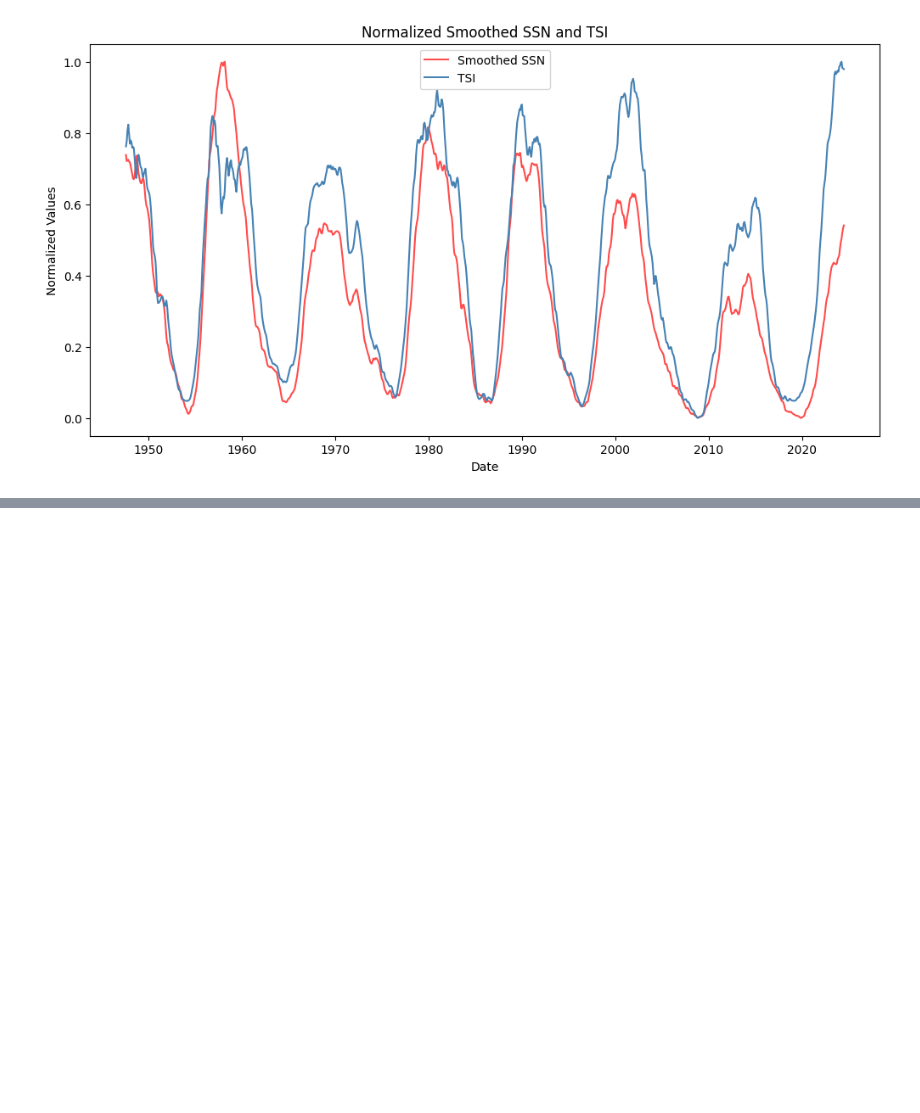
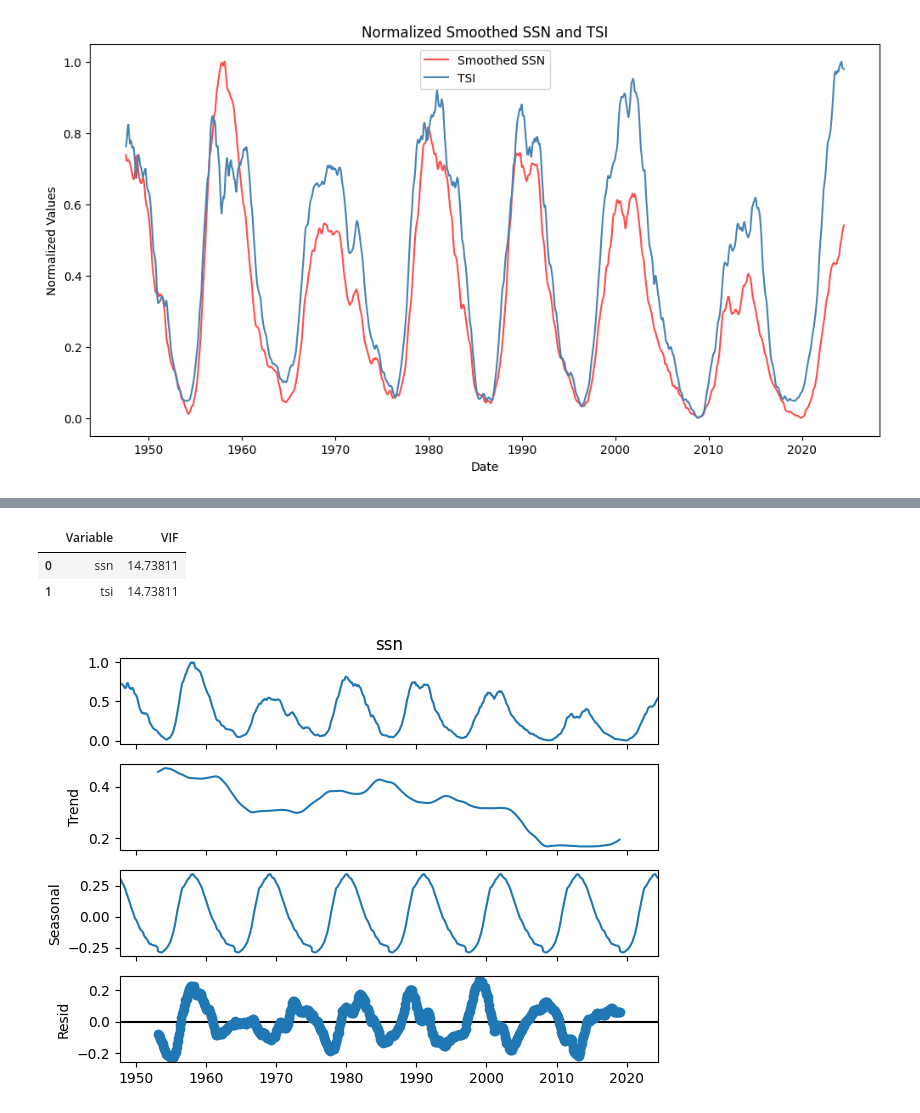
Before and after one commit to surtecha/Solar-Data-Analysis, a Jupyter notebook: EDA/SSN-TSI-Fusion.ipynb, the cells around one changed output, grey strips where cells are left out. Saved outputs shown, nothing was run; the diff lists cells and outputs as text; code cells hidden in the pictures; blank space fills up the shorter version.

```diff
--- a/EDA/SSN-TSI-Fusion.ipynb
+++ b/EDA/SSN-TSI-Fusion.ipynb
@@ -64,0 +103,23 @@ plt.show()
+# %%
+from statsmodels.stats.outliers_influence import variance_inflation_factor
+
+# Compute VIF for each variable
+X = ssn_tsi[['ssn', 'tsi']]
+vif_data = pd.DataFrame()
+vif_data["Variable"] = X.columns
+vif_data["VIF"] = [variance_inflation_factor(X.values, i) for i in range(X.shape[1])]
+
+vif_data
+# %% [output]
+|  | Variable | VIF |
+| 0 | ssn | 14.73811 |
+| 1 | tsi | 14.73811 |
+# %%
+# Perform decomposition
+result = seasonal_decompose(ssn_tsi.set_index('date')['ssn'], model='additive', period=132)  # Assuming ~11-year solar cycle
+
+# Plot decomposition
+result.plot()
+plt.show()
+# %% [output]
+[figure, added]
```
Also changed, not shown: parts of 13 cells of this notebook, 1 other file.
